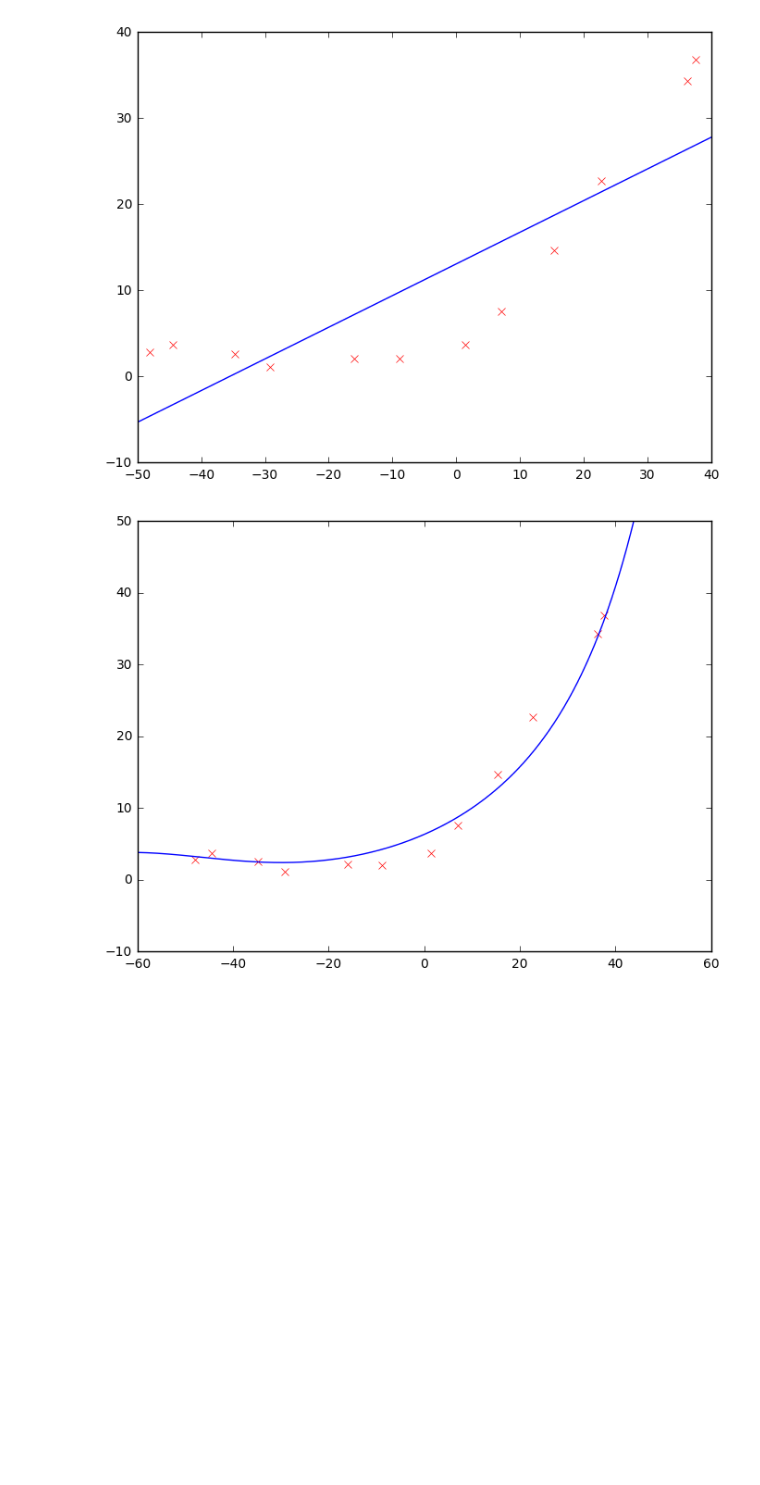
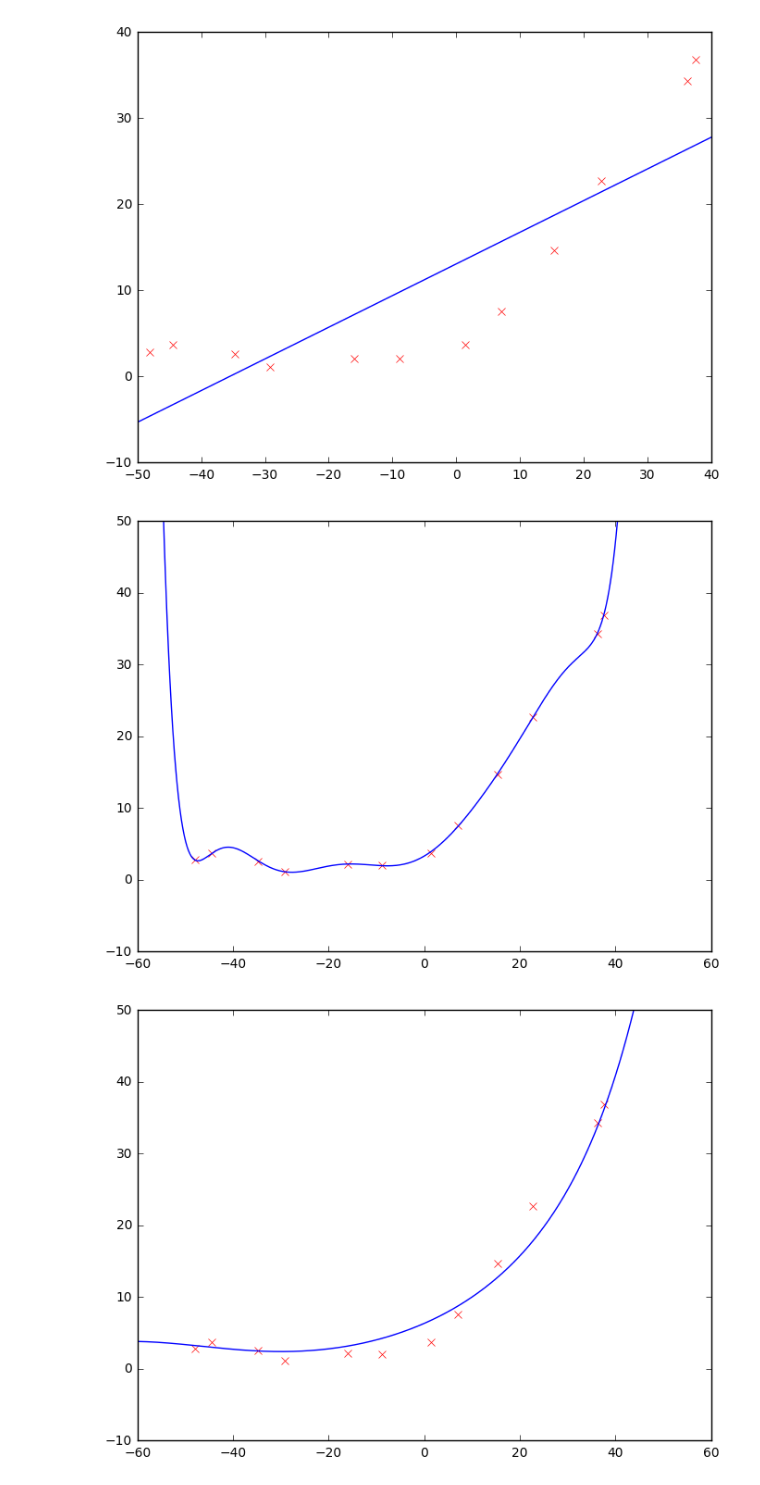
Before and after one commit to shuyangsun/bias_vs_variance, a Jupyter notebook: bias_vs_variance.ipynb, the cells around one changed output. Drawn from its saved outputs; the diff is of its cells as text; code cells hidden in the pictures; blank space fills up the shorter version.

Commit message:
Added overfit graph

```diff
--- a/bias_vs_variance.ipynb
+++ b/bias_vs_variance.ipynb
@@ -61,7 +61,6 @@ def gradient(X, y, theta, lamb):
     result[:, 1:] += lamb/m * theta[1:].T
     return result
 # %%
-X, avg, std = normalize(X)
 X = insert_bias_feature(X_raw)
 # %%
 # 1.1 Visualizing the dataset
@@ -135,6 +134,29 @@ def plot_learning_curve(d=1, reg_lamb=0):
     axis = plt.gca()
     axis.set_ylim([0, 100])
     plt.show()
+# %%
+d = 10
+reg_lamb = 0
+X_norm, avg, std = normalize(insert_poly_features(X_raw, p=d, has_bias_feature=False))
+X_norm = insert_bias_feature(X_norm)
+
+theta = get_theta(X_norm, y, lamb=reg_lamb)
+x_plot = np.matrix(np.arange(start=-60, stop=60, step=0.1)).T
+x_plot = insert_bias_feature(x_plot)
+x_plot = insert_poly_features(x_plot, p=d, has_bias_feature=True)
+x_plot[:, 1:] = (x_plot[:, 1:] - avg) / std
+h_theta_x = predict(x_plot, theta)
+# %%
+# 3.1 Learning Polynomial Regression
+x_plot = np.arange(start=-60, stop=60, step=0.1)
+fig = plt.figure('Polynomial Features', figsize=(8, 6), dpi=330)
+plt.plot(X_raw, y, 'rx')
+plt.plot(x_plot, h_theta_x, 'b')
+axis = plt.gca()
+axis.set_ylim([-10, 50])
+plt.show()
+# %% [output]
+[figure, added]
 # %%
 d = 8
 reg_lamb = 1
```
